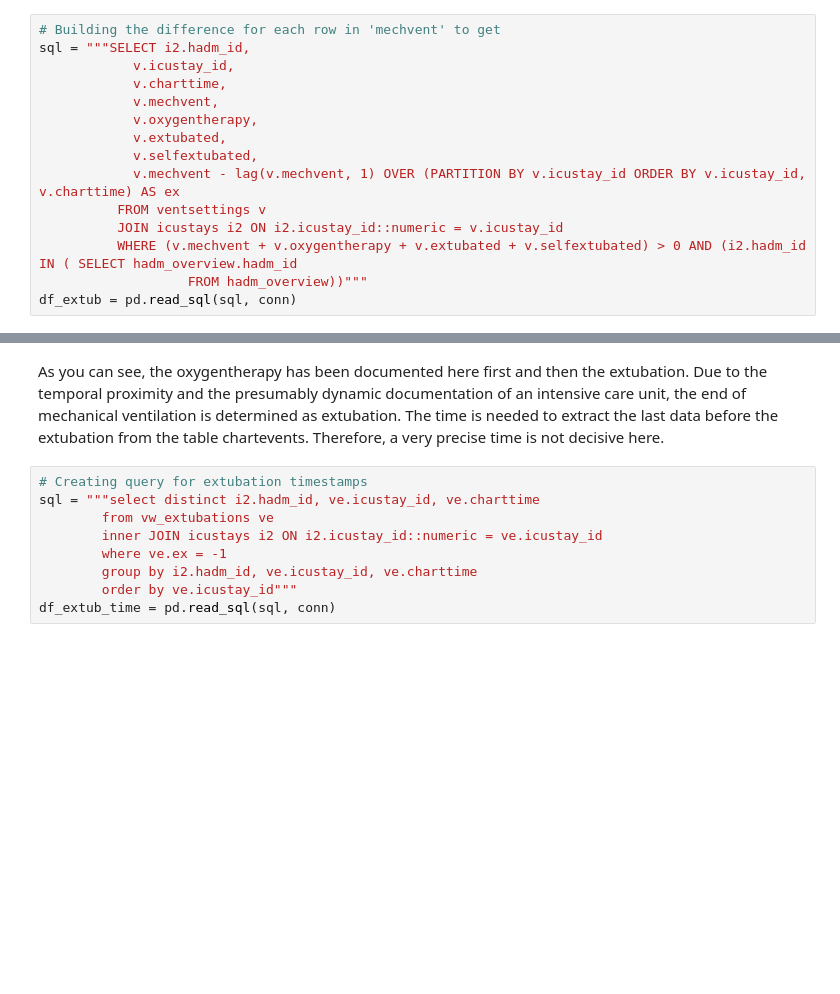
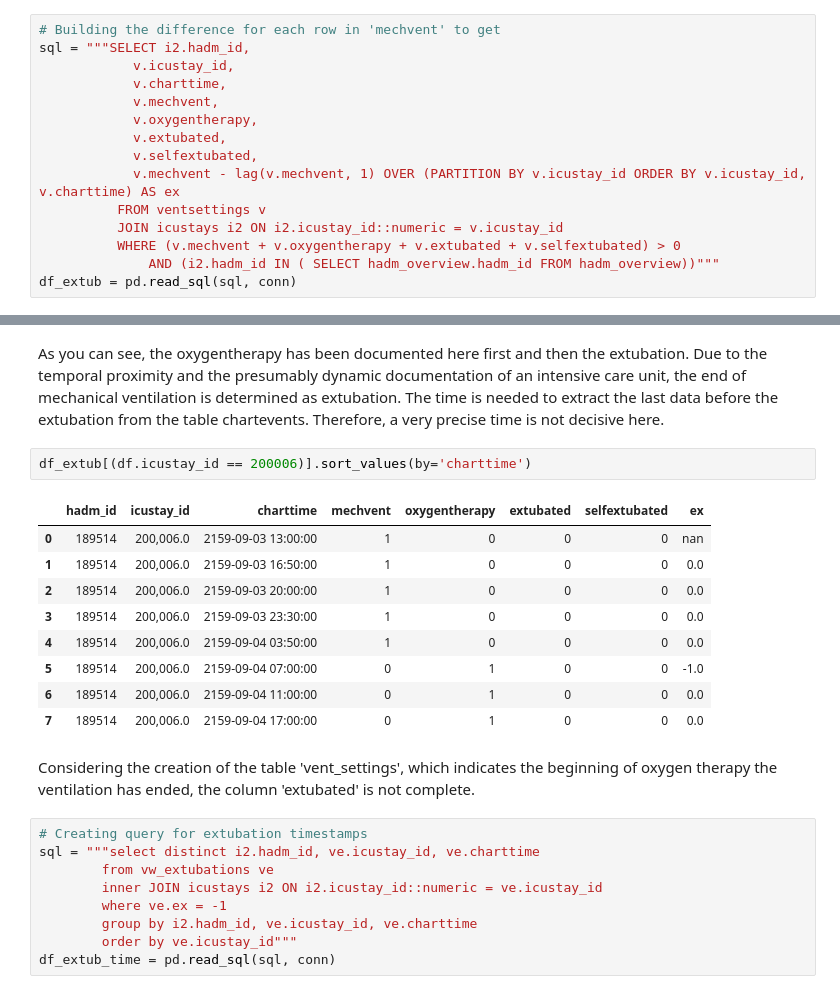
Before and after one commit to m-kno/mimic3, a Jupyter notebook: MIMIC_EDA.ipynb, the cells around one changed output, grey strips where cells are left out. Cells and saved outputs as stored; diff of their text form; blank space fills up the shorter version.

```diff
--- a/MIMIC_EDA.ipynb
+++ b/MIMIC_EDA.ipynb
@@ -131,8 +165,8 @@ sql = """SELECT i2.hadm_id,
             v.mechvent - lag(v.mechvent, 1) OVER (PARTITION BY v.icustay_id ORDER BY v.icustay_id, v.charttime) AS ex
           FROM ventsettings v
           JOIN icustays i2 ON i2.icustay_id::numeric = v.icustay_id
-          WHERE (v.mechvent + v.oxygentherapy + v.extubated + v.selfextubated) > 0 AND (i2.hadm_id IN ( SELECT hadm_overview.hadm_id
-                   FROM hadm_overview))"""
+          WHERE (v.mechvent + v.oxygentherapy + v.extubated + v.selfextubated) > 0
+              AND (i2.hadm_id IN ( SELECT hadm_overview.hadm_id FROM hadm_overview))"""
 df_extub = pd.read_sql(sql, conn)
 # %%
 df_extub.shape
@@ -164,5 +227,19 @@ df_extub[(df.icustay_id == 200203)].sort_values(by='charttime')
 # %% [markdown]
 As you can see, the oxygentherapy has been documented here first and then the extubation. Due to the temporal proximity and the presumably dynamic documentation of an intensive care unit, the end of mechanical ventilation is determined as extubation. The time is needed to extract the last data before the extubation from the table chartevents. Therefore, a very precise time is not decisive here.
+# %%
+df_extub[(df.icustay_id == 200006)].sort_values(by='charttime')
+# %% [output]
+|  | hadm_id | icustay_id | charttime | mechvent | oxygentherapy | extubated | selfextubated | ex |
+| 0 | 189514 | 200,006.0 | 2159-09-03 13:00:00 | 1 | 0 | 0 | 0 | nan |
+| 1 | 189514 | 200,006.0 | 2159-09-03 16:50:00 | 1 | 0 | 0 | 0 | 0.0 |
+| 2 | 189514 | 200,006.0 | 2159-09-03 20:00:00 | 1 | 0 | 0 | 0 | 0.0 |
+| 3 | 189514 | 200,006.0 | 2159-09-03 23:30:00 | 1 | 0 | 0 | 0 | 0.0 |
+| 4 | 189514 | 200,006.0 | 2159-09-04 03:50:00 | 1 | 0 | 0 | 0 | 0.0 |
+| 5 | 189514 | 200,006.0 | 2159-09-04 07:00:00 | 0 | 1 | 0 | 0 | -1.0 |
+| 6 | 189514 | 200,006.0 | 2159-09-04 11:00:00 | 0 | 1 | 0 | 0 | 0.0 |
+| 7 | 189514 | 200,006.0 | 2159-09-04 17:00:00 | 0 | 1 | 0 | 0 | 0.0 |
+# %% [markdown]
+Considering the creation of the table 'vent_settings', which indicates the beginning of oxygen therapy the ventilation has ended, the column 'extubated' is not complete.
 # %%
 # Creating query for extubation timestamps
 sql = """select distinct i2.hadm_id, ve.icustay_id, ve.charttime
```
Also changed, not shown: parts of 94 cells of this notebook, 20 other files.
